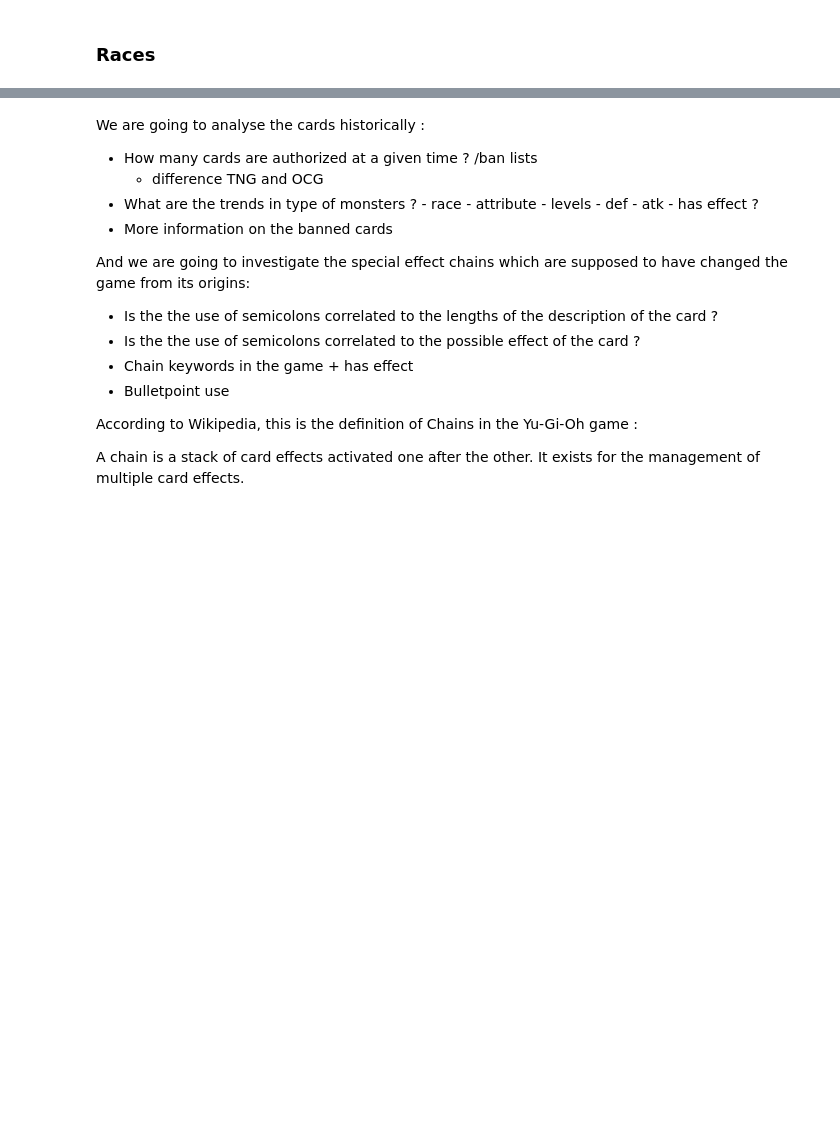
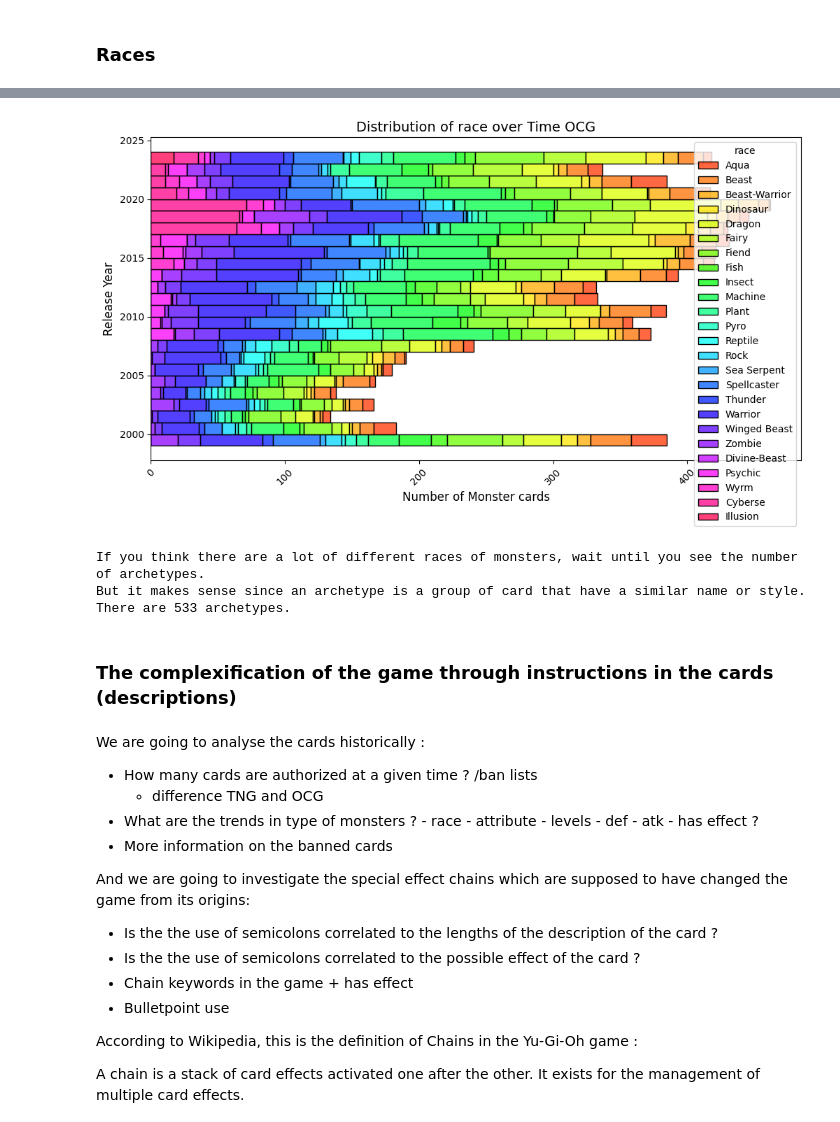
Before and after one commit to HanaeBonnafoux/yugioh, a Jupyter notebook: yu-gi-oh-s-evolution-through-the-cards.ipynb, the cells around one changed output, grey strips where cells are left out. Cells and saved outputs as stored; diff of their text form; code cells hidden in the pictures; blank space fills up the shorter version.

```diff
--- a/yu-gi-oh-s-evolution-through-the-cards.ipynb
+++ b/yu-gi-oh-s-evolution-through-the-cards.ipynb
@@ -469,3 +506,15 @@ The number of cards released with higher levels could partially explain the need
+# %%
+m_card_stacked_hist_over_time(time_col= "ocg_year", parameter_col = "race", formats= "OCG")
+# %% [output]
+[figure, added]
+# %%
+print("If you think there are a lot of different races of monsters, wait until you see the number of archetypes.\nBut it makes sense since an archetype is a group of card that have a similar name or style. There are",
+      cards_data["archetype"].nunique(), "archetypes." )
+# %% [output]
+If you think there are a lot of different races of monsters, wait until you see the number of archetypes.
+But it makes sense since an archetype is a group of card that have a similar name or style. There are 533 archetypes.
+# %% [markdown]
+### The complexification of the game through instructions in the cards (descriptions)
 # %% [markdown]
 We are going to analyse the cards historically :
 - How many cards are authorized at a given time ? /ban lists
```
Also changed, not shown: parts of 17 cells of this notebook.
